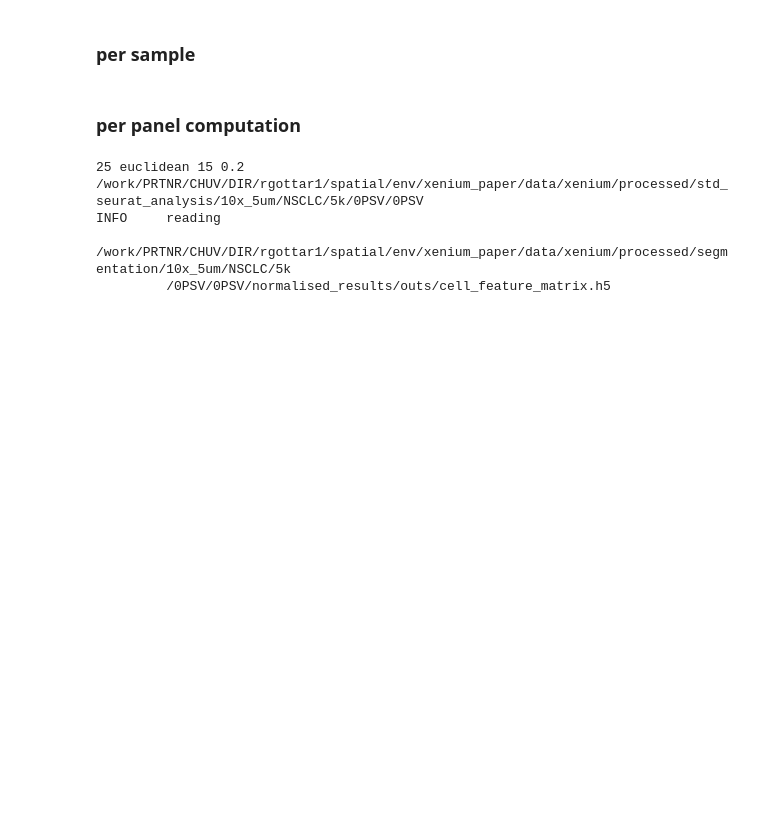
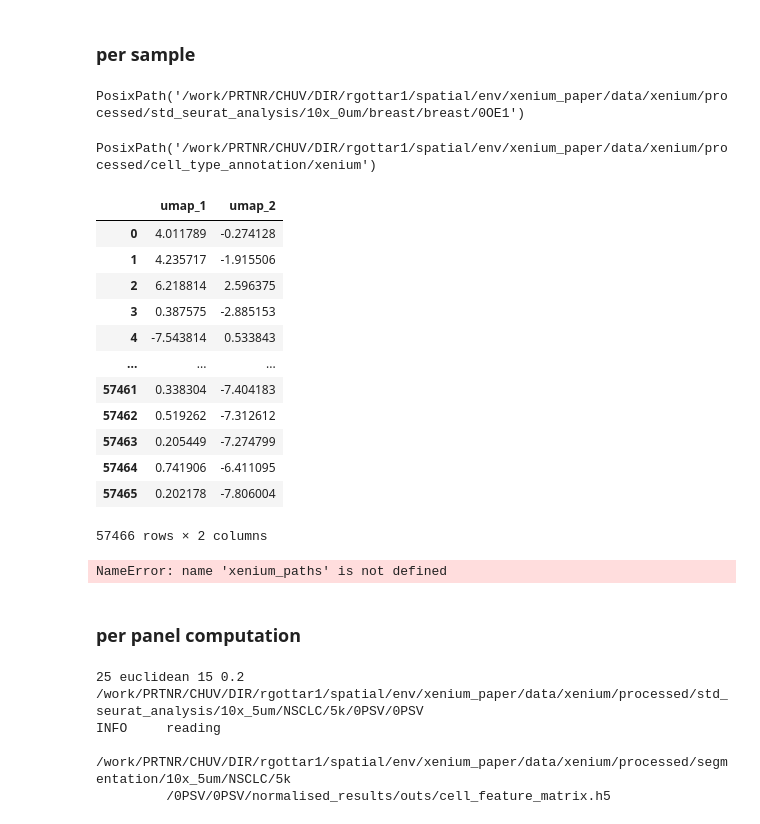
Before and after one commit to bdsc-tds/Bilous2025, a Jupyter notebook: workflow/notebooks/xenium/0-xenium_umaps.ipynb, the cells around one changed output. Saved outputs shown, nothing was run; the diff lists cells and outputs as text; code cells hidden in the pictures; blank space fills up the shorter version.

```diff
--- a/workflow/notebooks/xenium/0-xenium_umaps.ipynb
+++ b/workflow/notebooks/xenium/0-xenium_umaps.ipynb
@@ -69,2 +57,8 @@ xenium_levels = ('segmentation','condition','panel','donor','sample')
 # %% [markdown]
 ### per sample
+# %%
+sample_path = '/work/PRTNR/CHUV/DIR/rgottar1/spatial/env/xenium_paper/data/xenium/processed/std_seurat_analysis/10x_0um/breast/breast/0OE1/0OE1/lognorm/preprocessed/umap.parquet'
+sample_path = Path(sample_path)
+sample_path.parents[3]
+# %% [output]
+PosixPath('/work/PRTNR/CHUV/DIR/rgottar1/spatial/env/xenium_paper/data/xenium/processed/std_seurat_analysis/10x_0um/breast/breast/0OE1')
@@ -70,0 +68,20 @@ xenium_levels = ('segmentation','condition','panel','donor','sample')
+# %%
+path.parents[10]#.exists()
+# %% [output]
+PosixPath('/work/PRTNR/CHUV/DIR/rgottar1/spatial/env/xenium_paper/data/xenium/processed/cell_type_annotation/xenium')
+# %%
+pd.read_parquet(sample_path)
+# %% [output]
+|  | umap_1 | umap_2 |
+| 0 | 4.011789 | -0.274128 |
+| 1 | 4.235717 | -1.915506 |
+| 2 | 6.218814 | 2.596375 |
+| 3 | 0.387575 | -2.885153 |
+| 4 | -7.543814 | 0.533843 |
+| ... | ... | ... |
+| 57461 | 0.338304 | -7.404183 |
+| 57462 | 0.519262 | -7.312612 |
+| 57463 | 0.205449 | -7.274799 |
+| 57464 | 0.741906 | -6.411095 |
+| 57465 | 0.202178 | -7.806004 |
+57466 rows × 2 columns
@@ -72,7 +111,7 @@ xenium_levels = ('segmentation','condition','panel','donor','sample')
 # Read umaps
 umaps = {}
 for k,sample_path in xenium_paths.items():
-    file = sample_path / 'analysis/umap/gene_expression_2_components/projection.csv'
+    file = sample_path / 'preprocessed/umap.parquet'
     if file.exists():
         umaps[k] = pd.read_csv(file,index_col=0)
 
@@ -96,6 +135,8 @@ for k,path in xenium_paths.items():
                     cell_type_annotation_file = color / 'single_cell/labels.csv'
                     if cell_type_annotation_file.exists():
                         rctd[k][reference.stem,method.stem,color.stem] = pd.read_parquet(cell_type_annotation_file).set_index('cell_id').iloc[:,0]
+# %% [output]
+NameError: name 'xenium_paths' is not defined
 # %%
 import matplotlib.patches as mpatches
 
```
Also changed, not shown: parts of 4 cells of this notebook, 10 other files.
